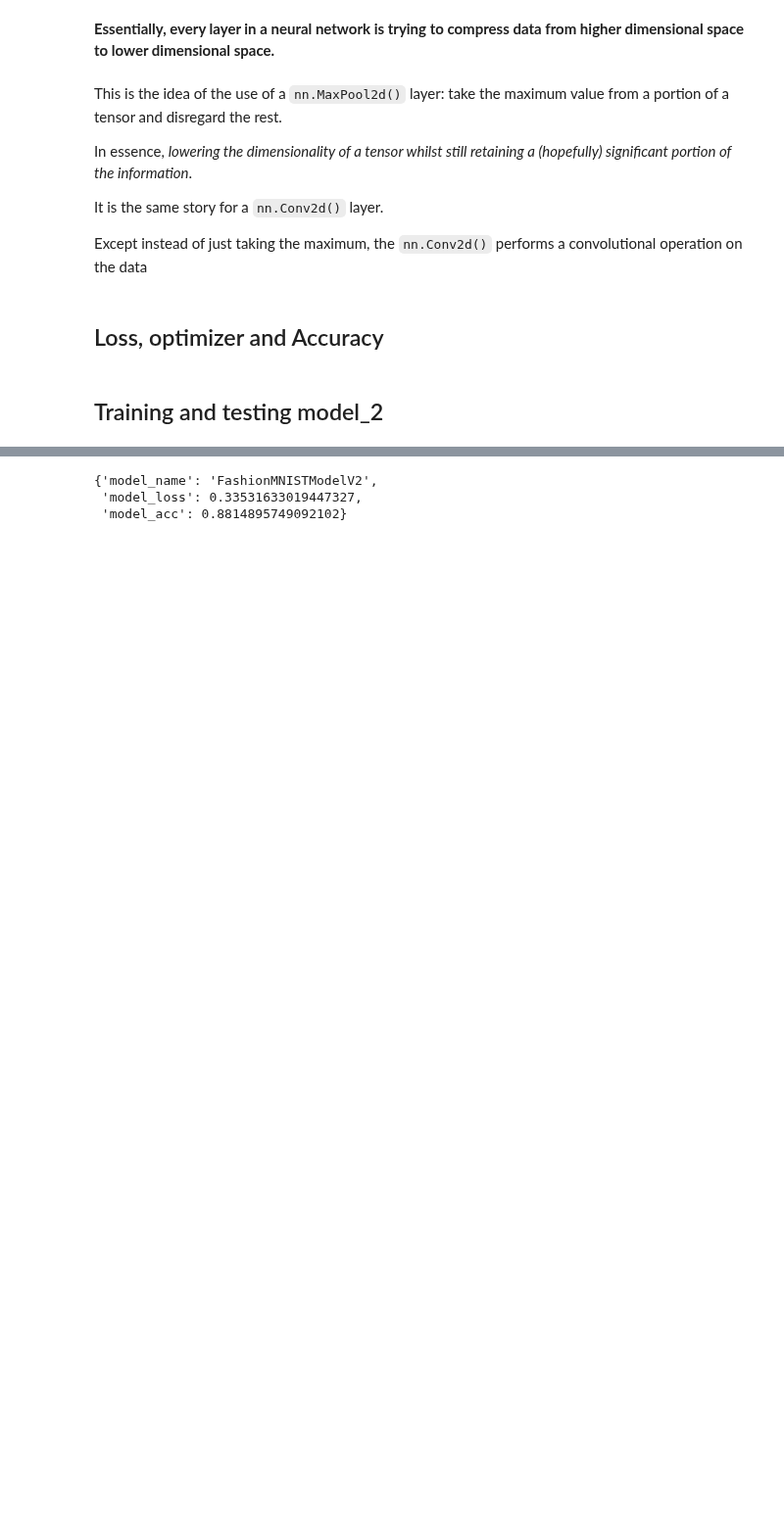
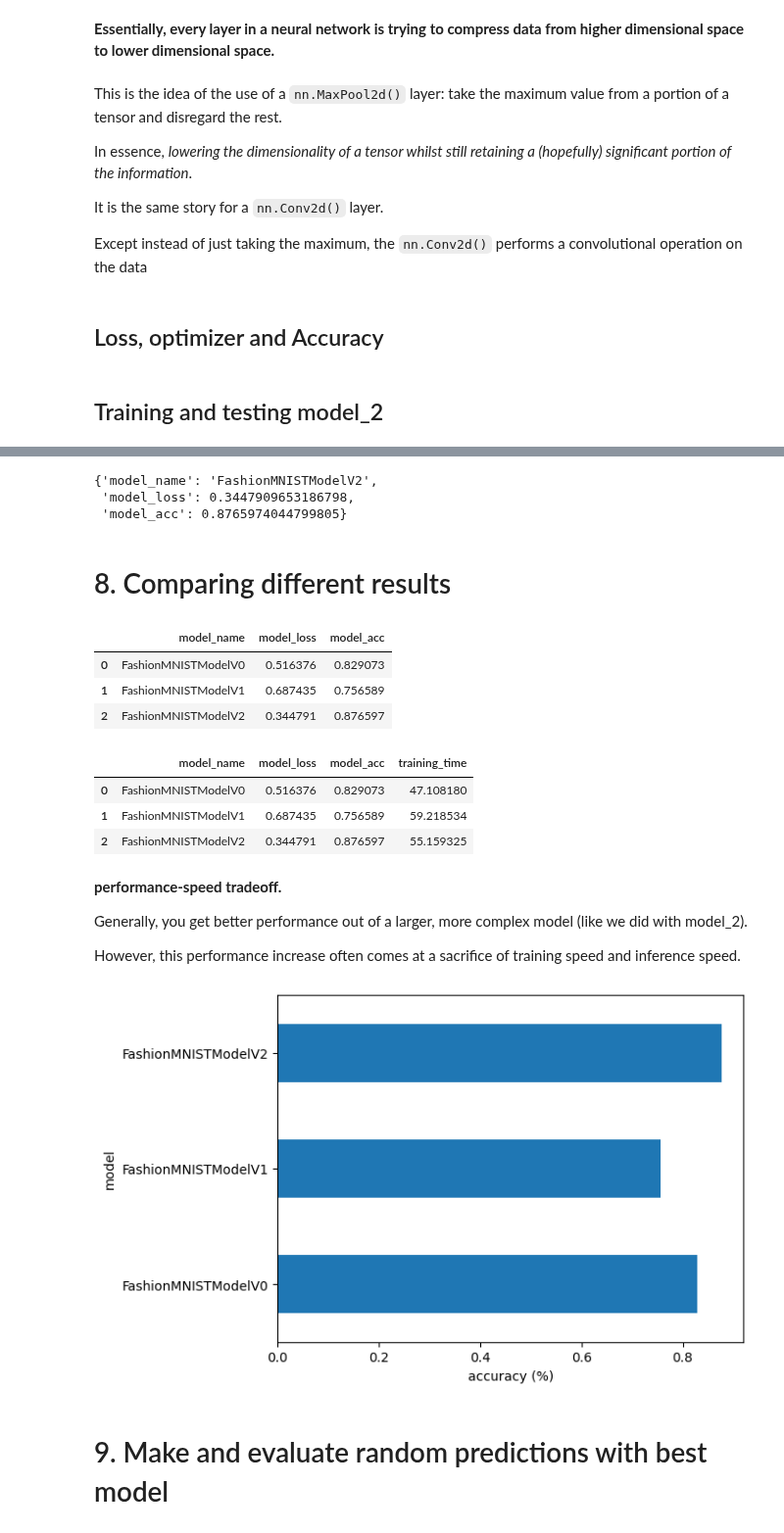
Before and after one commit to DietzscheNostoevsky/Learning_Pytorch, a Jupyter notebook: 03_Pytorch_Computer_Vision.ipynb, the cells around one changed output, grey strips where cells are left out. Shown at 98% size. Cells and saved outputs as stored; diff of their text form; code cells hidden in the pictures; blank space fills up the shorter version.

Commit message:
Testing model with random data

```diff
--- a/03_Pytorch_Computer_Vision.ipynb
+++ b/03_Pytorch_Computer_Vision.ipynb
@@ -1147,7 +1147,7 @@ from timeit import default_timer as timer
 train_time_start_model_2 = timer()
 
 # Train and test model
-epochs = 10
+epochs = 3
 for epoch in tqdm(range(epochs)):
     print(f"Epoch: {epoch}\n---------")
     train_step(data_loader=train_dataloader,
@@ -1209,5 +1196,42 @@ model_2_results = eval_model(
 model_2_results
 # %% [output]
 {'model_name': 'FashionMNISTModelV2',
- 'model_loss': 0.33531633019447327,
- 'model_acc': 0.8814895749092102}
+ 'model_loss': 0.3447909653186798,
+ 'model_acc': 0.8765974044799805}
+# %% [markdown]
+# 8. Comparing different results
+# %%
+import pandas as pd
+compare_results = pd.DataFrame([model_0_results, model_1_results, model_2_results])
+compare_results
+# %% [output]
+|  | model_name | model_loss | model_acc |
+| 0 | FashionMNISTModelV0 | 0.516376 | 0.829073 |
+| 1 | FashionMNISTModelV1 | 0.687435 | 0.756589 |
+| 2 | FashionMNISTModelV2 | 0.344791 | 0.876597 |
+# %%
+# Add training times to results comparison
+compare_results["training_time"] = [total_train_time_model_0,
+                                    total_train_time_model_1,
+                                    total_train_time_model_2]
+compare_results
+# %% [output]
+|  | model_name | model_loss | model_acc | training_time |
+| 0 | FashionMNISTModelV0 | 0.516376 | 0.829073 | 47.108180 |
+| 1 | FashionMNISTModelV1 | 0.687435 | 0.756589 | 59.218534 |
+| 2 | FashionMNISTModelV2 | 0.344791 | 0.876597 | 55.159325 |
+# %% [markdown]
+**performance-speed tradeoff.**
+
+Generally, you get better performance out of a larger, more complex model (like we did with model_2).
+
+However, this performance increase often comes at a sacrifice of training speed and inference speed.
+# %%
+# Visualize our model results
+compare_results.set_index("model_name")["model_acc"].plot(kind="barh")
+plt.xlabel("accuracy (%)")
+plt.ylabel("model");
+# %% [output]
+[figure, added]
+# %% [markdown]
+# 9. Make and evaluate random predictions with best model
```
Also changed, not shown: parts of 13 cells of this notebook.
